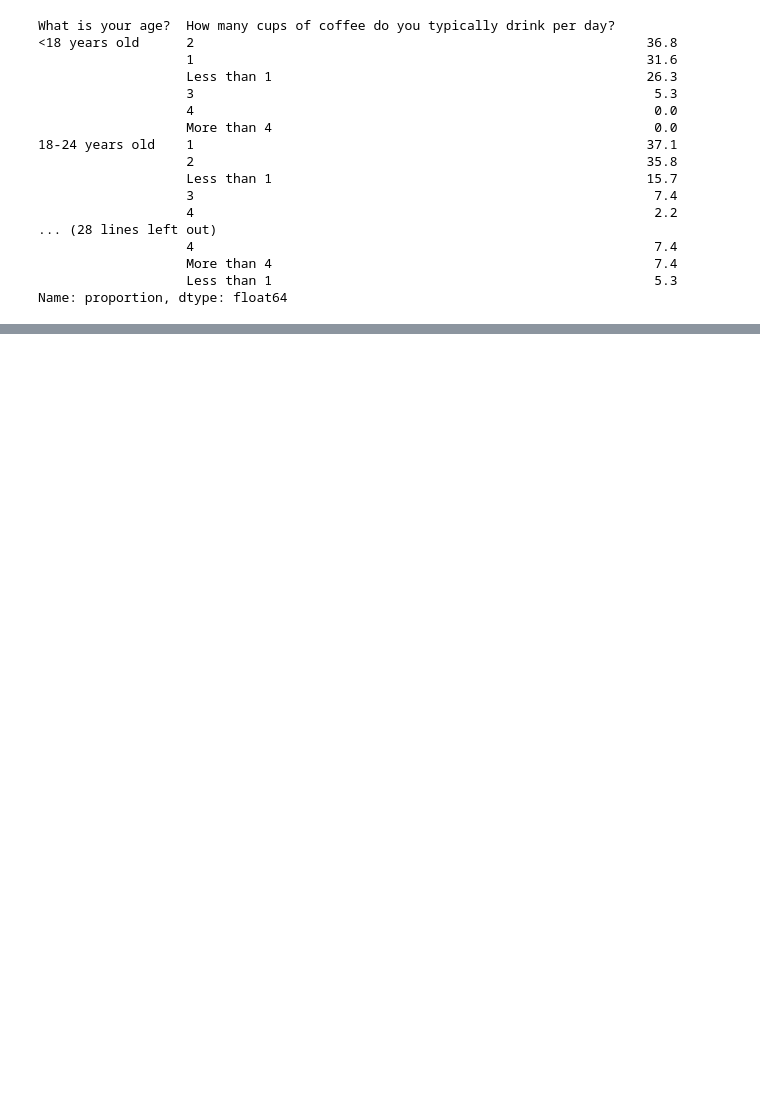
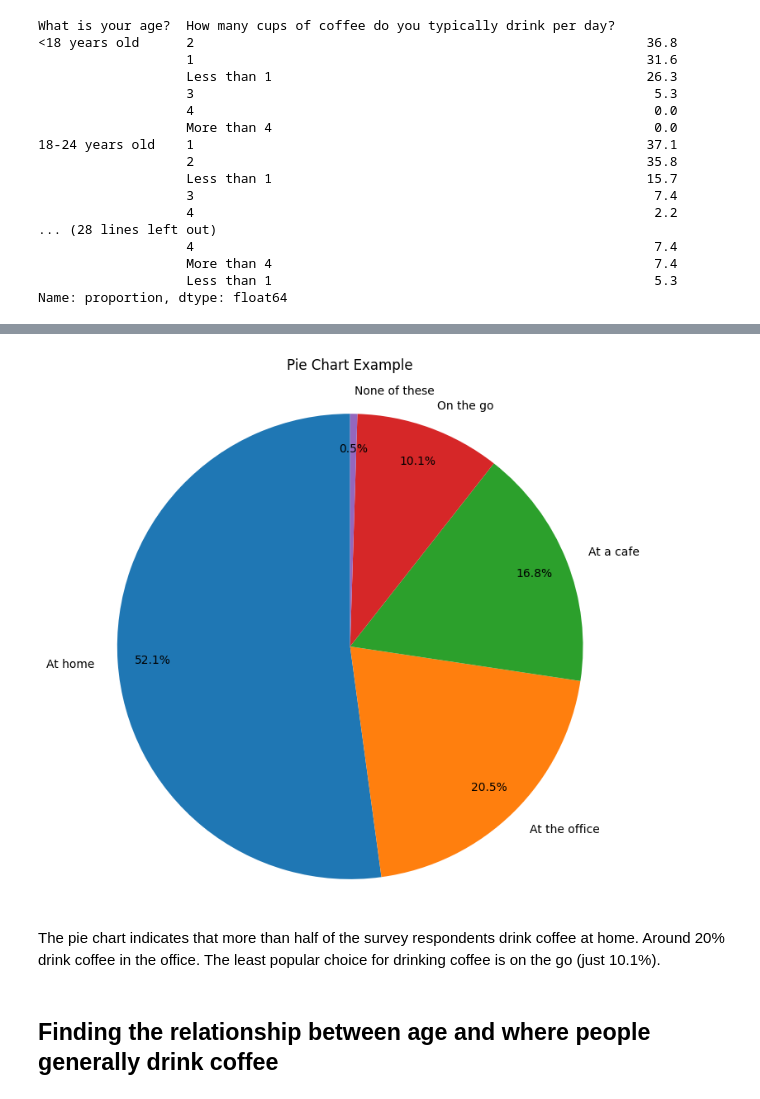
Before and after one commit to PujanFanju1/Data_projects_24, a Jupyter notebook: coffee_survey/coffee_survey_analysis.ipynb, the cells around one changed output, grey strips where cells are left out. Cells and saved outputs as stored; diff of their text form; code cells hidden in the pictures; blank space fills up the shorter version.

```diff
--- a/coffee_survey/coffee_survey_analysis.ipynb
+++ b/coffee_survey/coffee_survey_analysis.ipynb
@@ -142,0 +203,7 @@ plt.show()
+# %%
+prefix_to_remove = 'Where do you typically drink coffee? '
+place_drink_coffee.columns = place_drink_coffee.columns.str.replace(prefix_to_remove, '', regex=False)
+# \ is the escape key. | means 'or'. So we are trying to remove '(' or ')'.
+place_drink_coffee.columns = place_drink_coffee.columns.str.replace(r'\(|\)', '', regex=True).str.strip()
+
+place_drink_coffee
@@ -142,0 +224,6 @@ plt.show()
+# %%
+place_drink_coffee_melt = place_drink_coffee.melt(id_vars='Submission ID',var_name='Where do you typically drink coffee?')
+# %%
+place_drink_coffee_melt = place_drink_coffee_melt[place_drink_coffee_melt['value']==True]
+place_drink_coffee_melt = place_drink_coffee_melt.drop(columns='value')
+place_drink_coffee_melt
@@ -142,0 +244,3 @@ plt.show()
+# %%
+place_pct = round(place_drink_coffee_melt['Where do you typically drink coffee?'].value_counts(normalize=True)*100,1).reset_index()
+place_pct
@@ -142,0 +254,24 @@ plt.show()
+# %%
+fig, ax = plt.subplots(figsize=(8, 8))
+ax.pie(place_pct['proportion'],
+       labels=place_pct['Where do you typically drink coffee?'],
+       autopct='%1.1f%%',
+       startangle=90,
+       pctdistance=0.85,  # Distance of the percentage labels from the center
+        labeldistance=1.1)  # Distance of the category labels from the center
+
+# Adding title
+
+# Equal aspect ratio ensures that pie is drawn as a circle.
+ax.axis('equal')
+
+ax.set_title('Pie Chart Example', pad = 20)
+
+# Display the plot
+plt.show()
+# %% [output]
+[figure, added]
+# %% [markdown]
+The pie chart indicates that more than half of the survey respondents drink coffee at home. Around 20% drink coffee in the office. The least popular choice for drinking coffee is on the go (just 10.1%).
+# %% [markdown]
+## Finding the relationship between age and where people generally drink coffee
```
Also changed, not shown: parts of 28 cells of this notebook.
